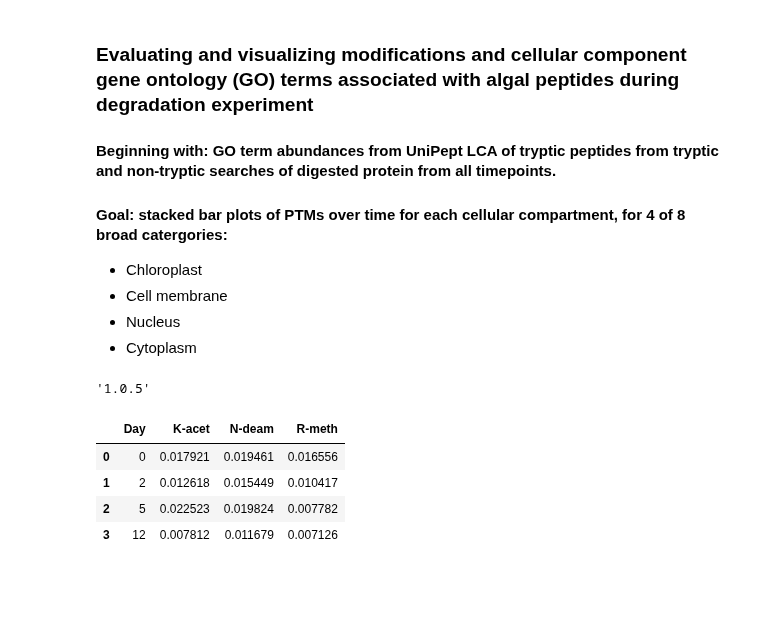
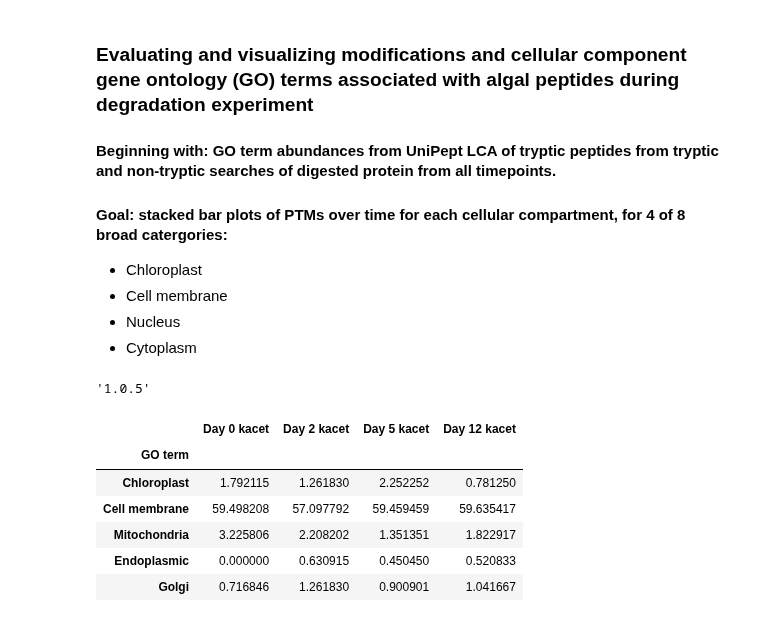
Before and after one commit to MeganEDuffy/rot-mayer, a Jupyter notebook: notebooks/PTM-cellular-comp/PTM-CC-plots.ipynb, the cells around one changed output. Saved outputs shown, nothing was run; the diff lists cells and outputs as text; code cells hidden in the pictures; blank space fills up the shorter version.

```diff
--- a/notebooks/PTM-cellular-comp/PTM-CC-plots.ipynb
+++ b/notebooks/PTM-cellular-comp/PTM-CC-plots.ipynb
@@ -25,15 +25,25 @@ import re
 pd.__version__
 # %% [output]
 '1.0.5'
-# %%
-# read in the csvs versions which are sorted by cellular compartment
-
-chloro = pd.read_csv("/home/millieginty/Documents/git-repos/rot-mayer/analyses/unipept/GO-terms/PTM-cellular-compartment/chloroplast.csv")
-
-chloro.head()
-# %% [output]
-|  | Day | K-acet | N-deam | R-meth |
-| 0 | 0 | 0.017921 | 0.019461 | 0.016556 |
-| 1 | 2 | 0.012618 | 0.015449 | 0.010417 |
-| 2 | 5 | 0.022523 | 0.019824 | 0.007782 |
-| 3 | 12 | 0.007812 | 0.011679 | 0.007126 |
+# %%
+# read in the cellular component distributions of
+
+kacet = pd.read_csv("/home/millieginty/Documents/git-repos/rot-mayer/analyses/unipept/GO-terms/PTM-cellular-compartment/kacet-trypsin.csv", index_col = 0)
+ndeam = pd.read_csv("/home/millieginty/Documents/git-repos/rot-mayer/analyses/unipept/GO-terms/PTM-cellular-compartment/ndeam-trypsin.csv", index_col = 0)
+rmeth = pd.read_csv("/home/millieginty/Documents/git-repos/rot-mayer/analyses/unipept/GO-terms/PTM-cellular-compartment/rmeth-trypsin.csv", index_col = 0)
+
+#transpose the silico digested diatom GO terms
+
+kacet_T = kacet.transpose()
+ndeam_T = ndeam.transpose()
+rmeth_T = rmeth.transpose()
+
+kacet.head()
+# %% [output]
+|  | Day 0 kacet | Day 2 kacet | Day 5 kacet | Day 12 kacet |
+| GO term |  |  |  |  |
+| Chloroplast | 1.792115 | 1.261830 | 2.252252 | 0.781250 |
+| Cell membrane | 59.498208 | 57.097792 | 59.459459 | 59.635417 |
+| Mitochondria | 3.225806 | 2.208202 | 1.351351 | 1.822917 |
+| Endoplasmic | 0.000000 | 0.630915 | 0.450450 | 0.520833 |
+| Golgi | 0.716846 | 1.261830 | 0.900901 | 1.041667 |
```
Also changed, not shown: parts of 1 cell of this notebook, 8 other files.
